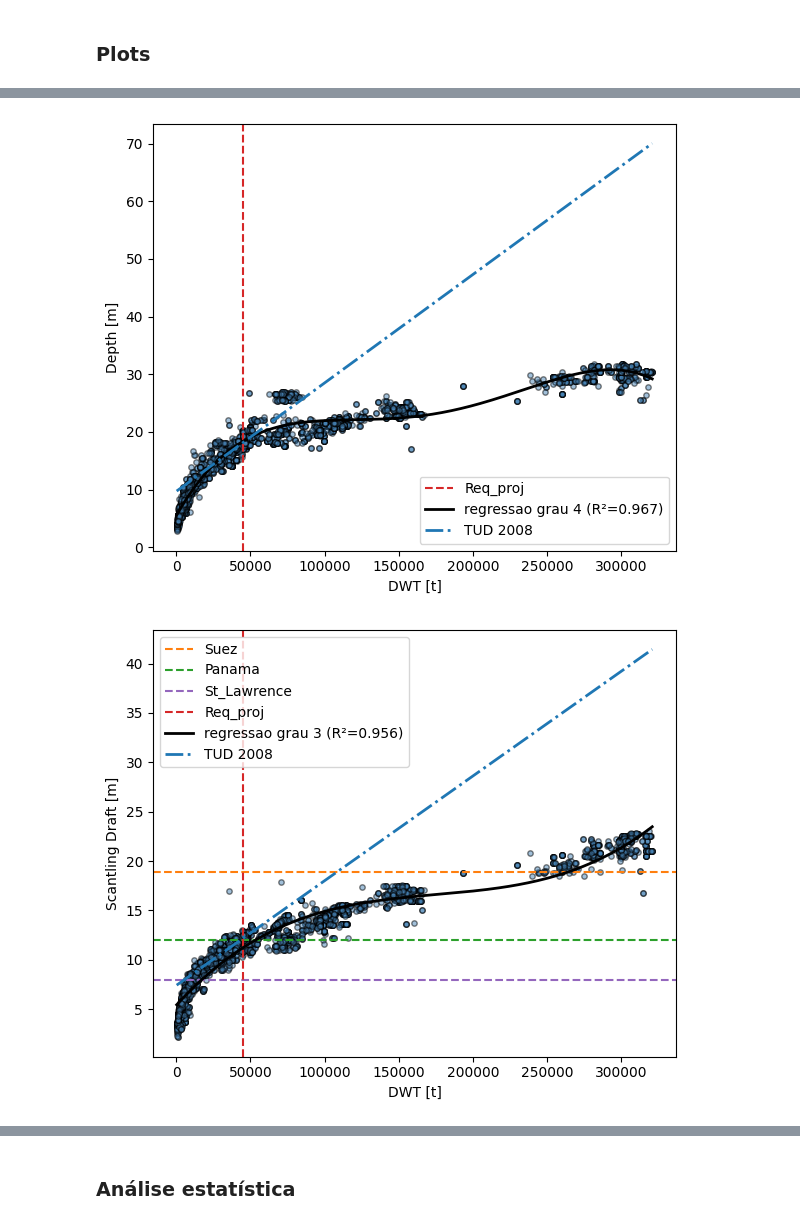
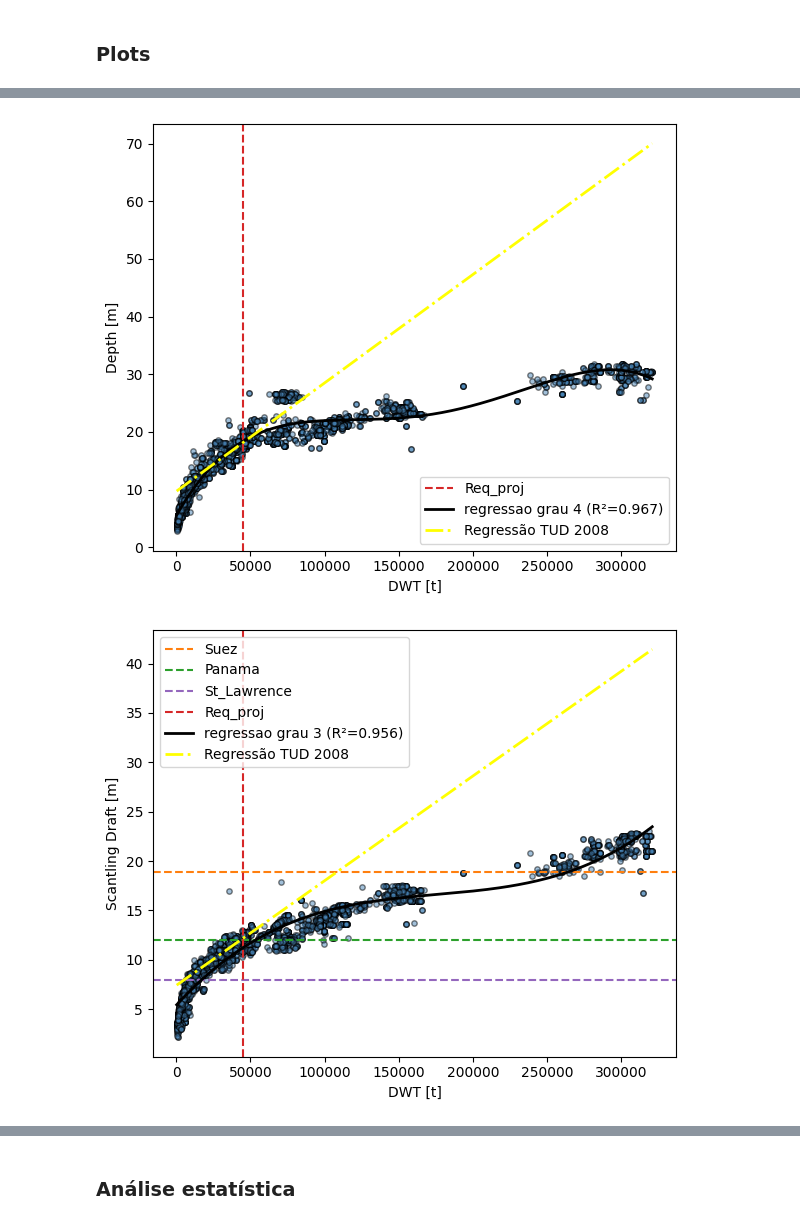
Before and after one commit to PedroOliveira2356/EngNaval-Poli-USP, a Jupyter notebook: Proj. Navios/Atv2/data_processing.ipynb, the cells around one changed output, grey strips where cells are left out. Saved outputs shown, nothing was run; the diff lists cells and outputs as text; code cells hidden in the pictures.

```diff
--- a/Proj. Navios/Atv2/data_processing.ipynb
+++ b/Proj. Navios/Atv2/data_processing.ipynb
@@ -81,7 +83,7 @@ SCATTER_PAIRS = [
     ("LBP", "L/B"),
     ("LBP", "B/D"),
     ("LBP", "L/D"),
-    ("LBP", "T/D"),
+    ("LBP", "d/D"),
 ]
 
 # pares (x, y) em que a curva de regressao polinomial (DWT/LBP x dimensao) e mostrada
@@ -125,11 +130,6 @@ def reg_d(DWT):
 # %% [markdown]
 ### Plots
 # %%
-from numpy.polynomial import Polynomial
-
-MARGIN = 0.1  # 10% de folga para os pontos nao ficarem colados nas bordas
-
-
 def poly_r2(x, y, degree):
     p = Polynomial.fit(x, y, degree)
     y_pred = p(x)
@@ -161,7 +161,8 @@ TUD_REGRESSIONS = {
 
 for x, y in SCATTER_PAIRS:
     fig, ax = plt.subplots(figsize=(6, 5))
-    ax.scatter(df[x], df[y], color="steelblue", edgecolor="black", alpha=0.5, s=15)
+    ax.scatter(df[x], df[y], color="steelblue",
+               edgecolor="black", alpha=0.5, s=15)
     ax.set_xlabel(label_dict.get(x, x))
     ax.set_ylabel(label_dict.get(y, y))
     # ax.set_title(f"{x} x {y}")
@@ -185,10 +186,12 @@ for x, y in SCATTER_PAIRS:
     x_req_key = REQ_KEY_MAP.get(x)
     y_req_key = REQ_KEY_MAP.get(y)
     if x_req_key in Req_proj:
-        ax.axvline(Req_proj[x_req_key], color=RESTRICTION_COLORS["Req_proj"], linestyle="--", label="Req_proj")
+        ax.axvline(Req_proj[x_req_key], color=RESTRICTION_COLORS["Req_proj"],
+                   linestyle="--", label="Req_proj")
         x_max = max(x_max, Req_proj[x_req_key])
     if y_req_key in Req_proj:
-        ax.axhline(Req_proj[y_req_key], color=RESTRICTION_COLORS["Req_proj"], linestyle="--", label="Req_proj")
+        ax.axhline(Req_proj[y_req_key], color=RESTRICTION_COLORS["Req_proj"],
+                   linestyle="--", label="Req_proj")
         y_max = max(y_max, Req_proj[y_req_key])
 
     # regressao polinomial (grau <= 10, buscando R^2 >= 0.95)
@@ -206,11 +209,9 @@ for x, y in SCATTER_PAIRS:
     if x == "DWT" and y in TUD_REGRESSIONS:
         dwt_line = np.linspace(df[x].min(), df[x].max(), 200)
         tud_values = np.array([TUD_REGRESSIONS[y](v) for v in dwt_line])
-        ax.plot(dwt_line, tud_values, color="tab:blue", linewidth=2, linestyle="-.", label="TUD 2008")
+        ax.plot(dwt_line, tud_values, color="yellow", linewidth=2,
+                linestyle="-.", label="Regressão TUD 2008")
         y_max = max(y_max, tud_values.max())
-
-    x_pad = (x_max - x_min) * MARGIN or 1
-    y_pad = (y_max - y_min) * MARGIN or 1
 
     handles, labels = ax.get_legend_handles_labels()
     if labels:
@@ -225,5 +226,5 @@ for x, y in SCATTER_PAIRS:
-[figure, old version]
+[figure, new version]
-[figure, old version]
+[figure, new version]
 [figure]
 [figure]
 [figure]
```
Also changed, not shown: parts of 6 cells of this notebook, 2 other files.
